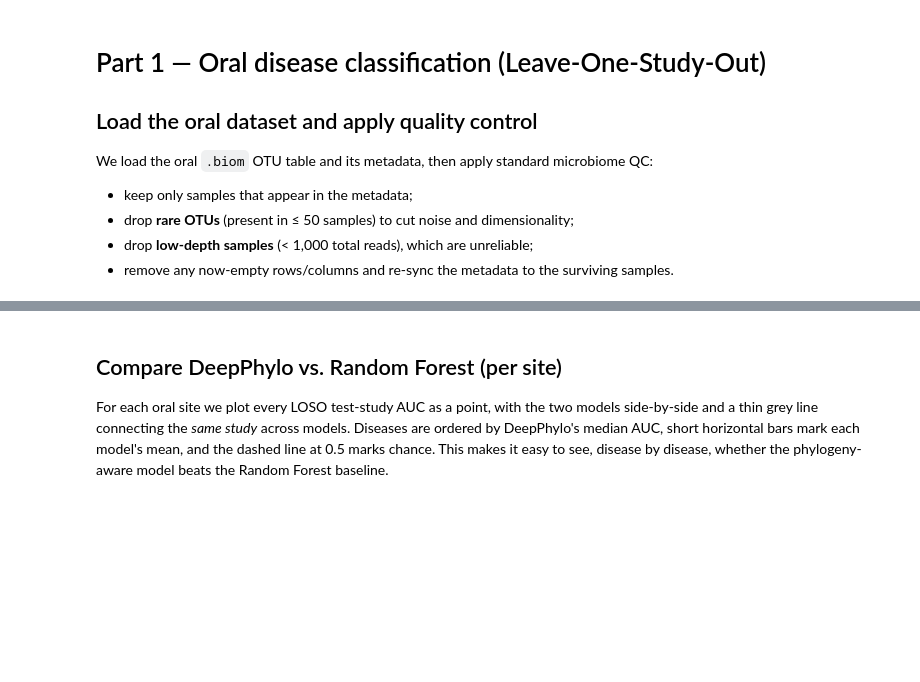
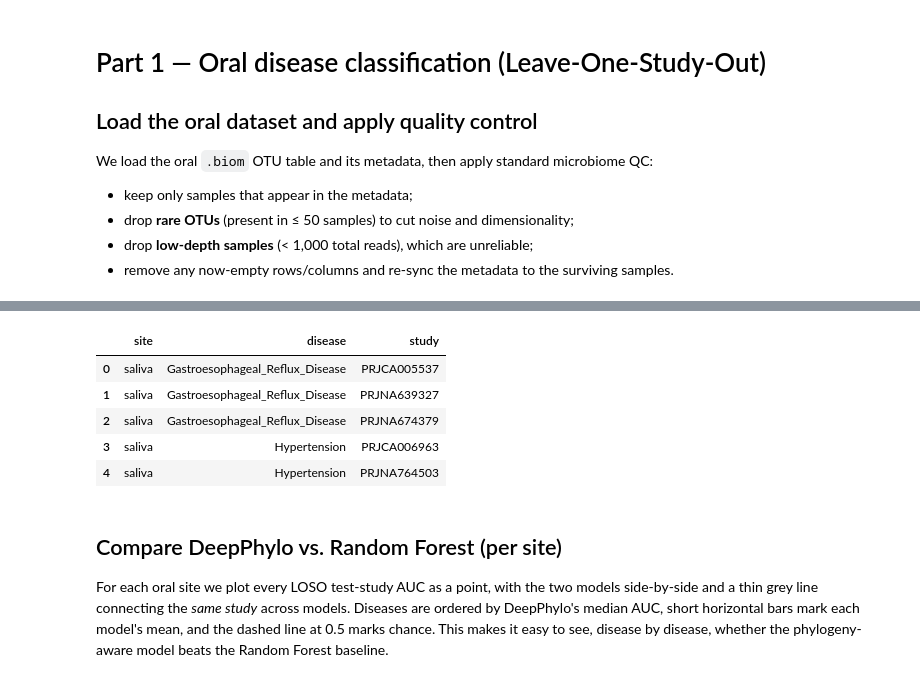
Before and after one commit to xu-research-lab/global-oral-microbiome, a Jupyter notebook: script/disease_classification/disease_predict.ipynb, the cells around one changed output, grey strips where cells are left out. Cells and saved outputs as stored; diff of their text form; code cells hidden in the pictures; blank space fills up the shorter version.

```diff
--- a/script/disease_classification/disease_predict.ipynb
+++ b/script/disease_classification/disease_predict.ipynb
@@ -670,0 +360,11 @@ Aphthous PRJNA521448       38      51          40 0.5318
+# %%
+run_info = pd.DataFrame({"site": run_site, "disease": run_disease, "study": run_test_study})
+# %%
+run_info.head()
+# %% [output]
+|  | site | disease | study |
+| 0 | saliva | Gastroesophageal_Reflux_Disease | PRJCA005537 |
+| 1 | saliva | Gastroesophageal_Reflux_Disease | PRJNA639327 |
+| 2 | saliva | Gastroesophageal_Reflux_Disease | PRJNA674379 |
+| 3 | saliva | Hypertension | PRJCA006963 |
+| 4 | saliva | Hypertension | PRJNA764503 |
```
Also changed, not shown: parts of 65 cells of this notebook, 1 other file.
